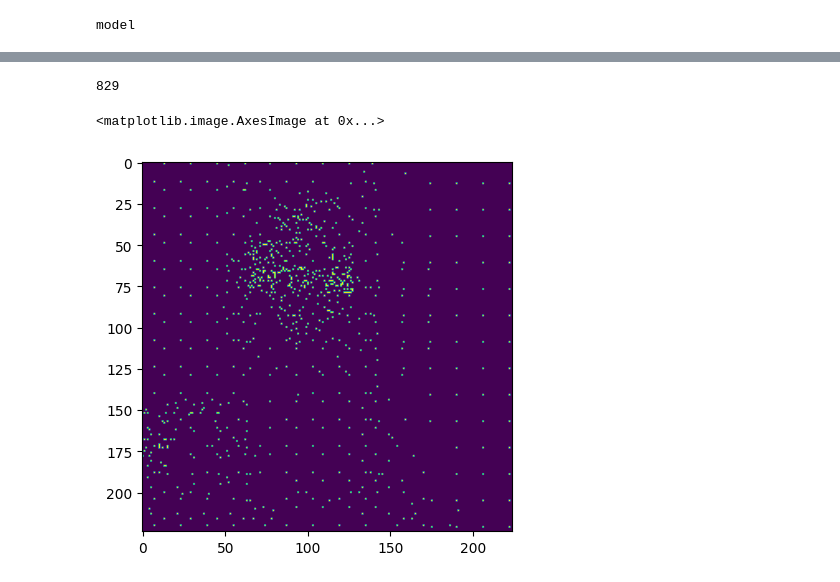
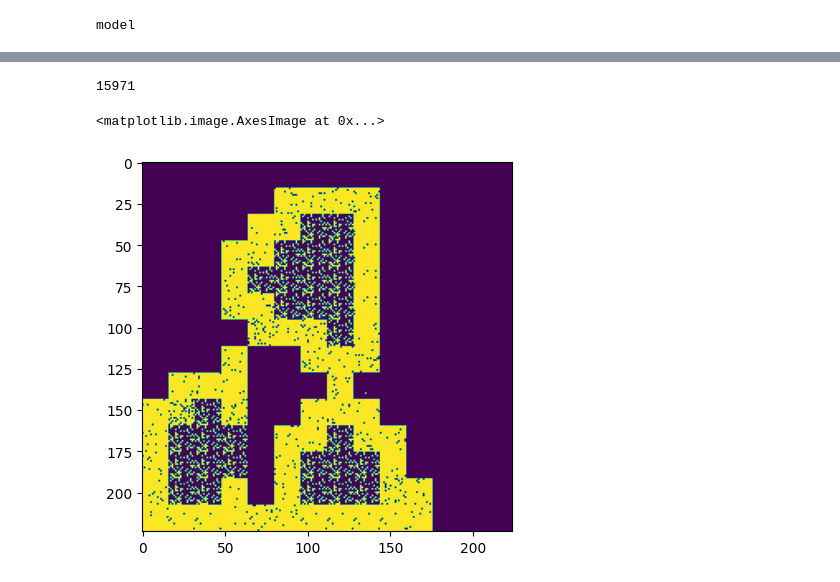
Before and after one commit to murakami-rintaro/XAIforgMLP, a Jupyter notebook: mid_output_ablation.ipynb, the cells around one changed output, grey strips where cells are left out. Saved outputs shown, nothing was run; the diff lists cells and outputs as text; code cells hidden in the pictures.

```diff
--- a/mid_output_ablation.ipynb
+++ b/mid_output_ablation.ipynb
@@ -63,15 +271,16 @@ tmp = copy.deepcopy(block_outputs_exchanged[0])
 # %%
+tmp = copy.deepcopy(block_outputs_exchanged[0])
 count = 0
 for i in range(224):
     for j in range(224):
-        if abs(tmp[i, j]) > 0:
-            tmp[i, j] = 255
+        if abs(tmp[i, j]) > 3.5:
             count += 1
+            tmp[i,j] = 255
         else:
             tmp[i, j] = 0
 print(count)
 plt.imshow(tmp)
 # %% [output]
-829
+15971
 <matplotlib.image.AxesImage at 0x...>
-[figure, old version]
+[figure, new version]
```
Also changed, not shown: parts of 36 cells of this notebook, 6 other files.
